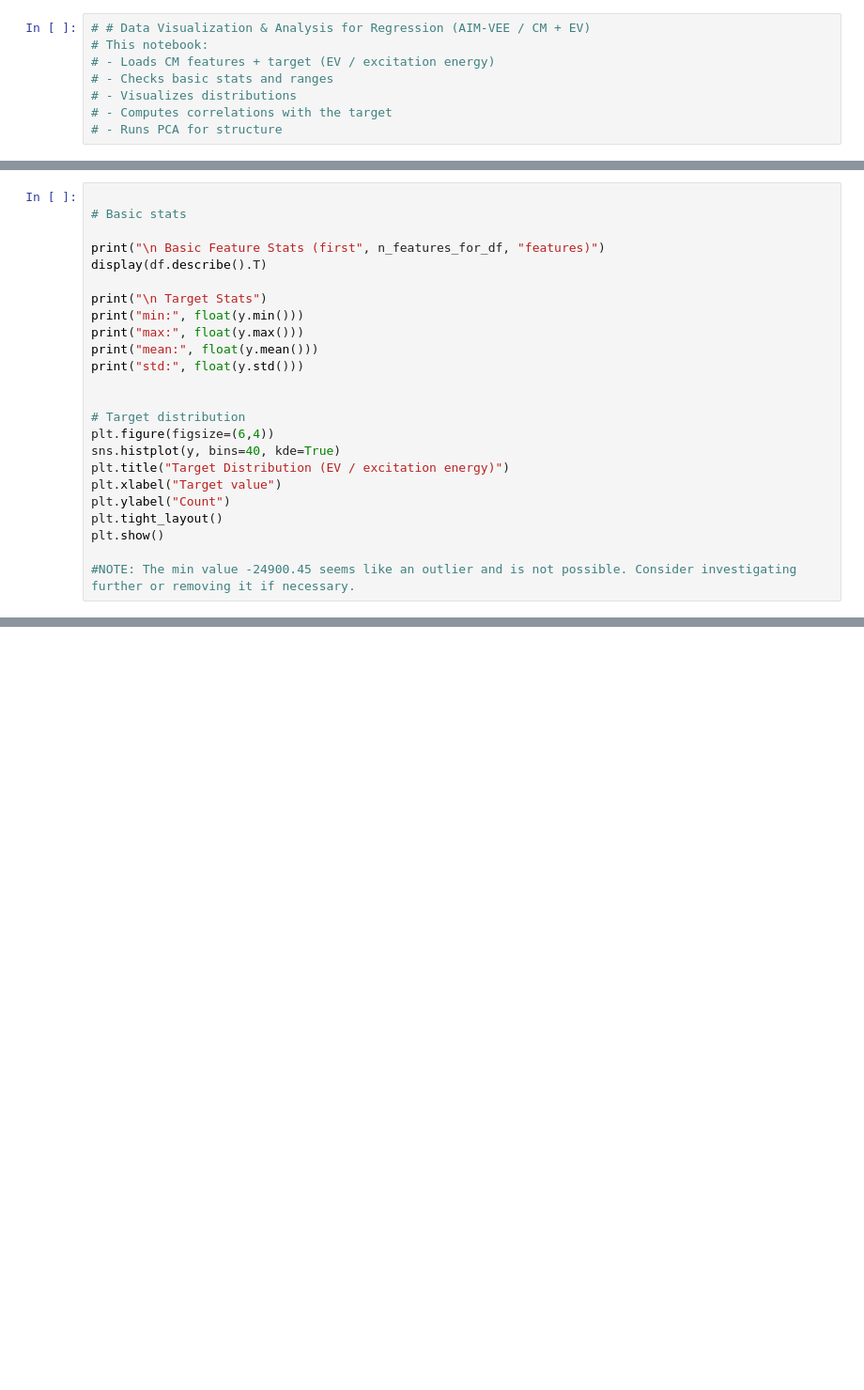
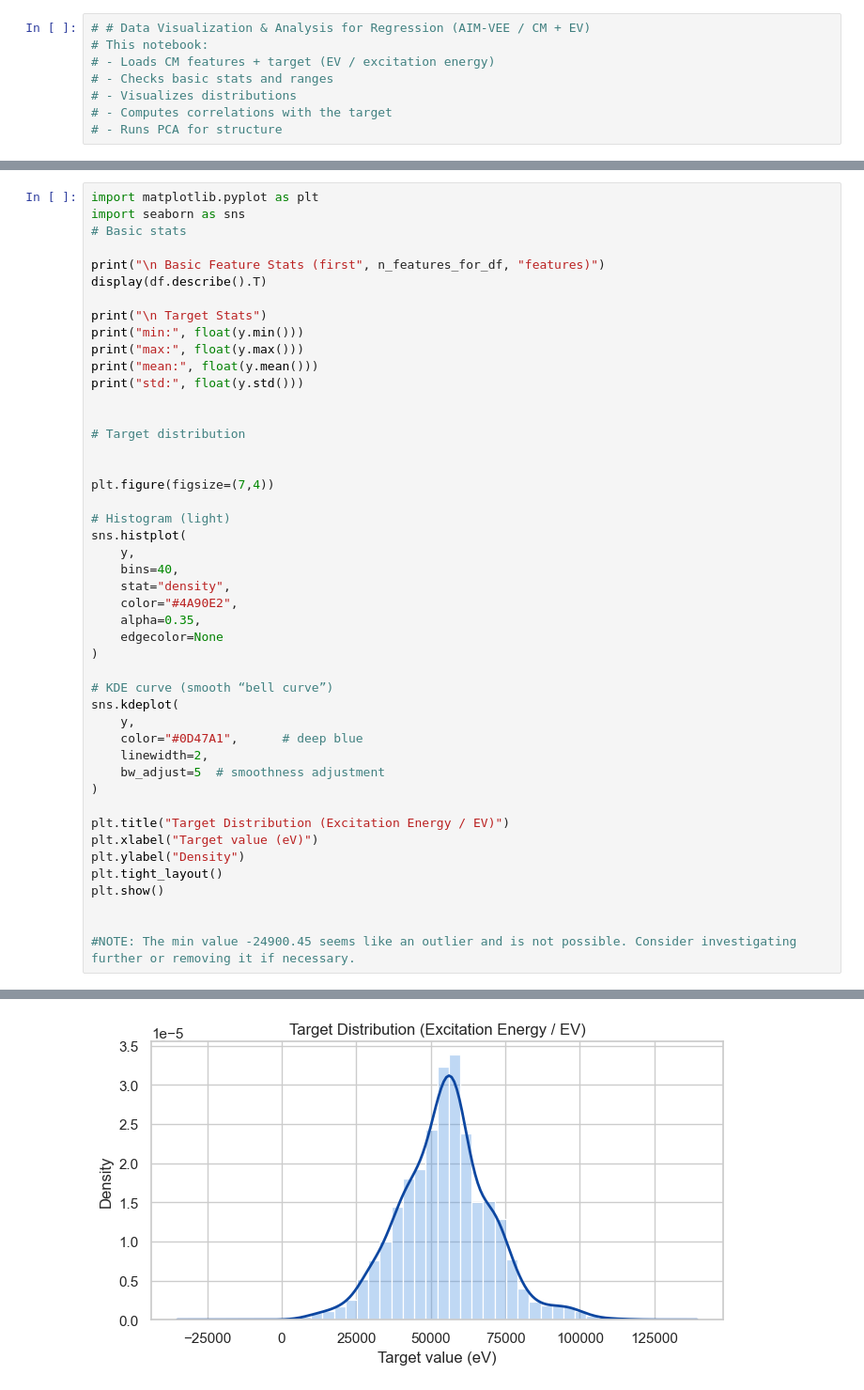
Before and after one commit to LohitakshB/AIM-VEE, a Jupyter notebook: scripts/vee_predictor/dataset_analysis.ipynb, the cells around one changed output, grey strips where cells are left out. Shown: that part at 94% size. Drawn from its saved outputs; the diff is of its cells as text; blank space fills up the shorter version.

```diff
--- a/scripts/vee_predictor/dataset_analysis.ipynb
+++ b/scripts/vee_predictor/dataset_analysis.ipynb
@@ -52,5 +63,6 @@ df.head()
 # %%
-
+import matplotlib.pyplot as plt
+import seaborn as sns
 # Basic stats
 
 print("\n Basic Feature Stats (first", n_features_for_df, "features)")
@@ -64,12 +76,34 @@ print("std:", float(y.std()))
 
 
 # Target distribution
-plt.figure(figsize=(6,4))
-sns.histplot(y, bins=40, kde=True)
-plt.title("Target Distribution (EV / excitation energy)")
-plt.xlabel("Target value")
-plt.ylabel("Count")
+
+
+plt.figure(figsize=(7,4))
+
+# Histogram (light)
+sns.histplot(
+    y,
+    bins=40,
+    stat="density",
+    color="#4A90E2",
+    alpha=0.35,
+    edgecolor=None
+)
+
+# KDE curve (smooth “bell curve”)
+sns.kdeplot(
+    y,
+    color="#0D47A1",      # deep blue
+    linewidth=2,
+    bw_adjust=5  # smoothness adjustment
+)
+
+plt.title("Target Distribution (Excitation Energy / EV)")
+plt.xlabel("Target value (eV)")
+plt.ylabel("Density")
 plt.tight_layout()
 plt.show()
 
+
 #NOTE: The min value -24900.45 seems like an outlier and is not possible. Consider investigating further or removing it if necessary.
+# %% [output]
@@ -76,3 +129,4 @@ plt.show()
+[figure, added]
 # %%
 # Pearson correlations between each feature and the target hearmap
 
```
Also changed, not shown: parts of 4 cells of this notebook, 14 other files.
